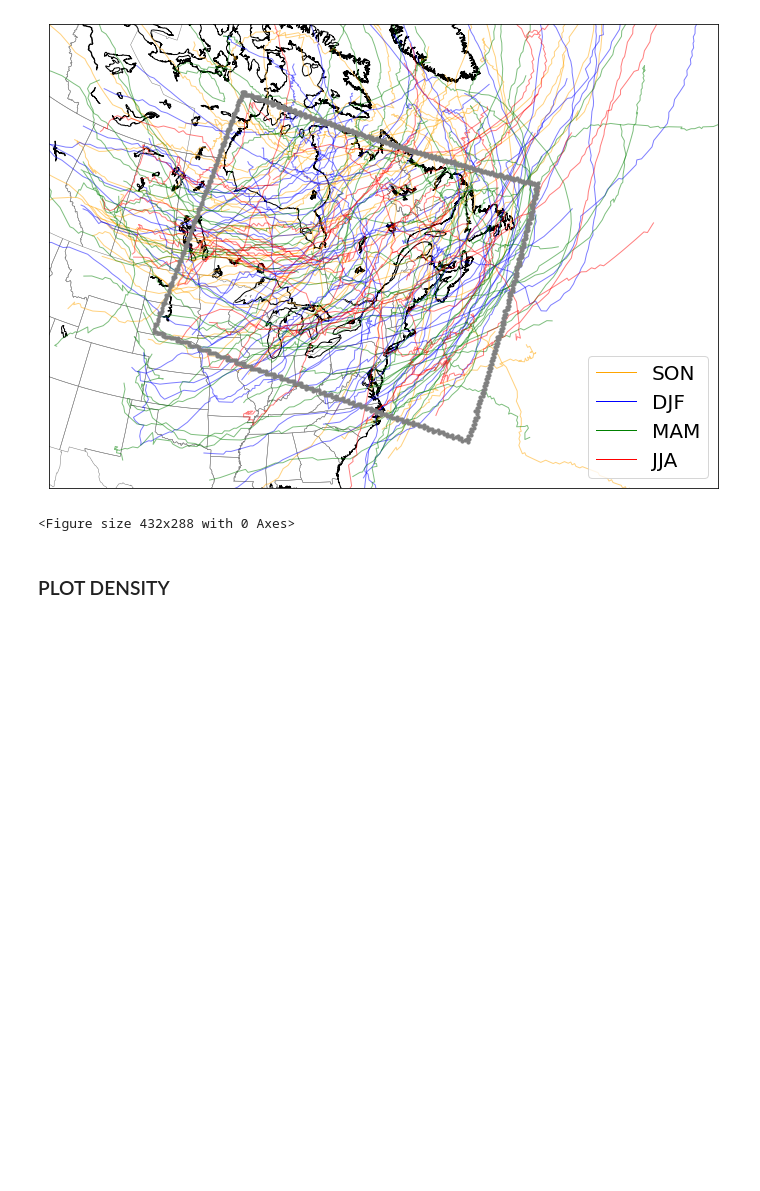
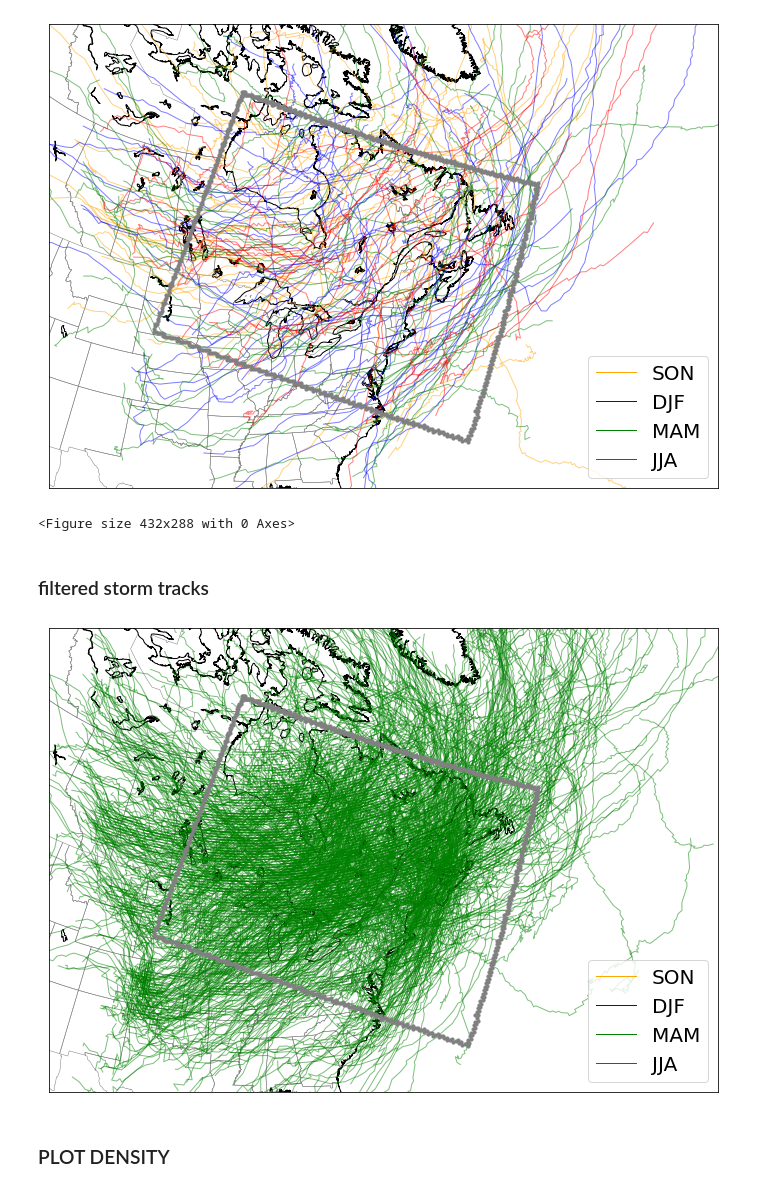
Before and after one commit to maxinecloutierg/ERA5_Storm_Track, a Jupyter notebook: jupyter/etc_maps.ipynb, the cells around one changed output. Saved outputs shown, nothing was run; the diff lists cells and outputs as text; code cells hidden in the pictures; blank space fills up the shorter version.

```diff
--- a/jupyter/etc_maps.ipynb
+++ b/jupyter/etc_maps.ipynb
@@ -122,5 +109,61 @@ plt.savefig('/pampa/cloutier/tracks_2020.png')
 # %% [output]
 [figure]
 <Figure size 432x288 with 0 Axes>
+# %% [markdown]
+### filtered storm tracks
+# %%
+# filtered storm tracks
+# Create the Basemap object
+from matplotlib.lines import Line2D
+
+df24 = pd.read_csv('/pampa/cloutier/etc24_consec_v3.csv')
+
+m = Basemap(llcrnrlon=-109, llcrnrlat=28, urcrnrlon=-15, urcrnrlat=45,
+            resolution='i', lat_0=60, lon_0=-90, area_thresh=1500., projection='lcc')
+
+fig = plt.figure(figsize=(12, 9))
+
+# Draw the coastline, countries, and states
+m.drawcoastlines()
+m.drawcountries(color='gray')
+m.drawstates(color='gray')
+
+# Define a list of dataframes and colors for each season
+#seasons = ["DJF", "MAM", "JJA", "SON"]
+seasons = ["MAM"]
+#colors = ['orange', 'blue', 'green', 'red']
+colors = ['green']
+#seasons = ["DJF", "MAM", "JJA", "SON"]
+
+#Iterate over each dataframe and its corresponding color
+for season, color in zip(seasons, colors):
+    df = df24.loc[df24.season == season]
+    # Iterate over each storm in the current dataframe
+    for storm_id, storm_data in df.groupby('storm'):
+        # Convert latitude and longitude to map projection coordinates
+        lat = storm_data['latitude'].tolist()
+        lon = storm_data['longitude'].tolist()
+        x, y = m(lon, lat)
+
+        # Plot the line for the current storm with the corresponding color
+        m.plot(x, y, color=color, linewidth=1, alpha=0.5)
+
+lat = filtered_mask['lat'].tolist()
+lon = filtered_mask['lon'].tolist()
+x, y = m(lon, lat)
+m.scatter(x, y, color='gray', s=10, alpha=1, zorder=3)
+
+#Create a custom legend outside the loop
+legend_elements = [Line2D([0], [0], color='orange', linewidth=1, label='SON'),
+                   Line2D([0], [0], color='blue', linewidth=1, label='DJF'),
+                   Line2D([0], [0], color='green', linewidth=1, label='MAM'),
+                   Line2D([0], [0], color='red', linewidth=1, label='JJA')]
+
+#Add the legend to the plot
+plt.legend(handles=legend_elements, loc='lower right', fontsize="20")
+
+plt.show()
+# %% [output]
+[figure, added]
 # %% [markdown]
 ### PLOT DENSITY
```
Also changed, not shown: parts of 11 cells of this notebook, 6 other files.
